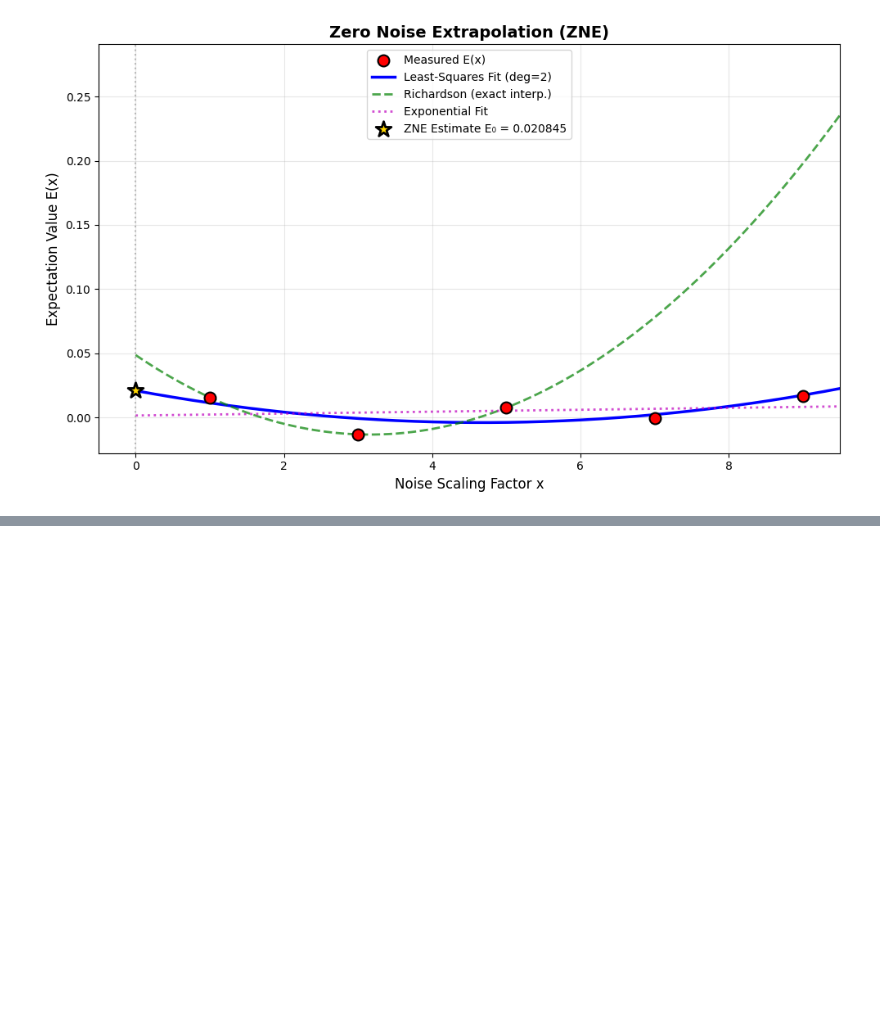
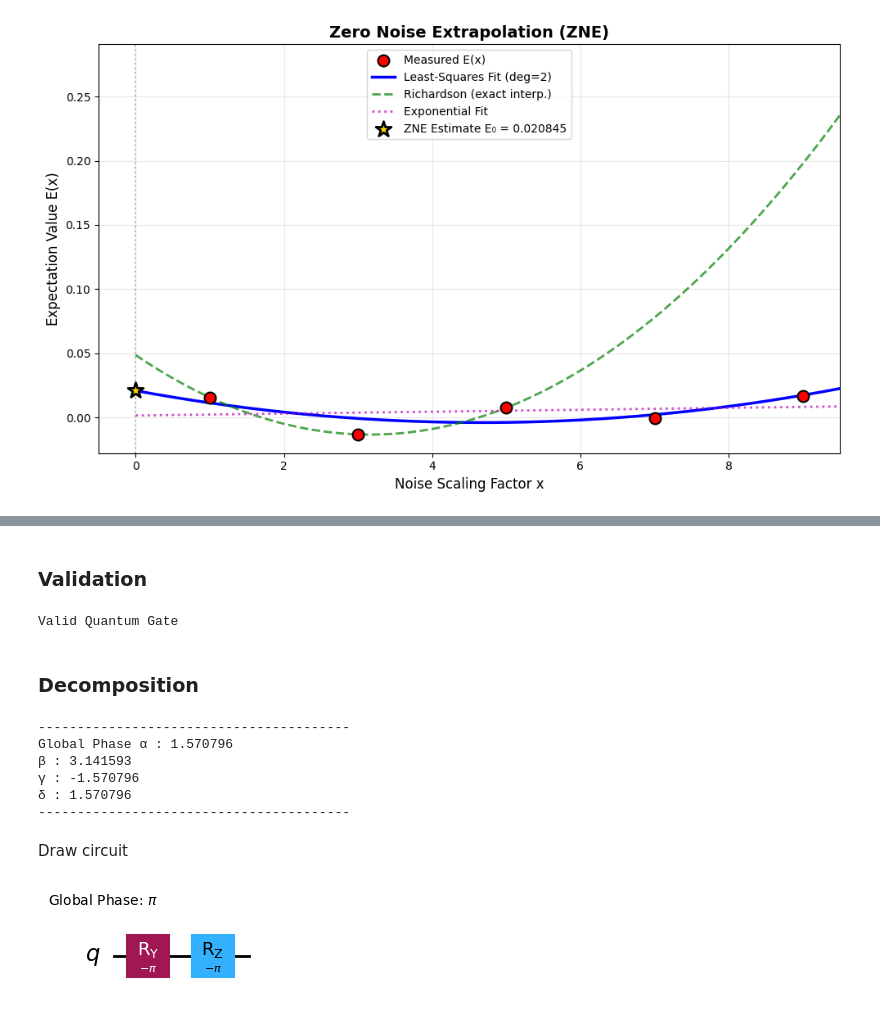
Before and after one commit to pratikadamas/Quantam, a Jupyter notebook: 01.ipynb, the cells around one changed output, grey strips where cells are left out. Saved outputs shown, nothing was run; the diff lists cells and outputs as text; code cells hidden in the pictures; blank space fills up the shorter version.

```diff
--- a/01.ipynb
+++ b/01.ipynb
@@ -432,0 +481,14 @@ E₀ (Exponential):           0.0015025005388267232
+# %%
+def global_phase(U):
+
+    determinant = np.linalg.det(U)
+
+    alpha = np.angle(determinant)/2
+
+    return alpha
+
+def remove_global_phase(U):
+
+    alpha = global_phase(U)
+
+    return np.exp(-1j*alpha)*U
@@ -432,0 +497,10 @@ E₀ (Exponential):           0.0015025005388267232
+# %%
+def decompose_matrix(U):
+
+    decomposer = OneQubitEulerDecomposer("ZYZ")
+
+    qc = decomposer(U)
+
+    angles = decomposer.angles(U)
+
+    return qc, angles
@@ -432,0 +547,5 @@ E₀ (Exponential):           0.0015025005388267232
+# %%
+U = np.array([
+    [0,1],
+    [1,0]
+],dtype=complex)
@@ -432,0 +562,45 @@ E₀ (Exponential):           0.0015025005388267232
+# %% [markdown]
+### Validation
+# %%
+if not is_square(U):
+
+    print("Not square")
+
+elif not is_2x2(U):
+
+    print("Not 2x2")
+
+elif not is_unitary(U):
+
+    print("Not a unitary matrix")
+
+else:
+
+    print("Valid Quantum Gate")
+# %% [output]
+Valid Quantum Gate
+# %% [markdown]
+### Decomposition
+# %%
+alpha = global_phase(U)
+
+normalized = remove_global_phase(U)
+
+qc, angles = decompose_matrix(normalized)
+
+beta, gamma, delta = angles
+
+print_angles(alpha,beta,gamma,delta)
+# %% [output]
+----------------------------------------
+Global Phase α : 1.570796
+β : 3.141593
+γ : -1.570796
+δ : 1.570796
+----------------------------------------
+# %% [markdown]
+Draw circuit
+# %%
+display(qc.draw("mpl"))
+# %% [output]
+[figure, added]
```
Also changed, not shown: parts of 24 cells of this notebook, 8 other files.
